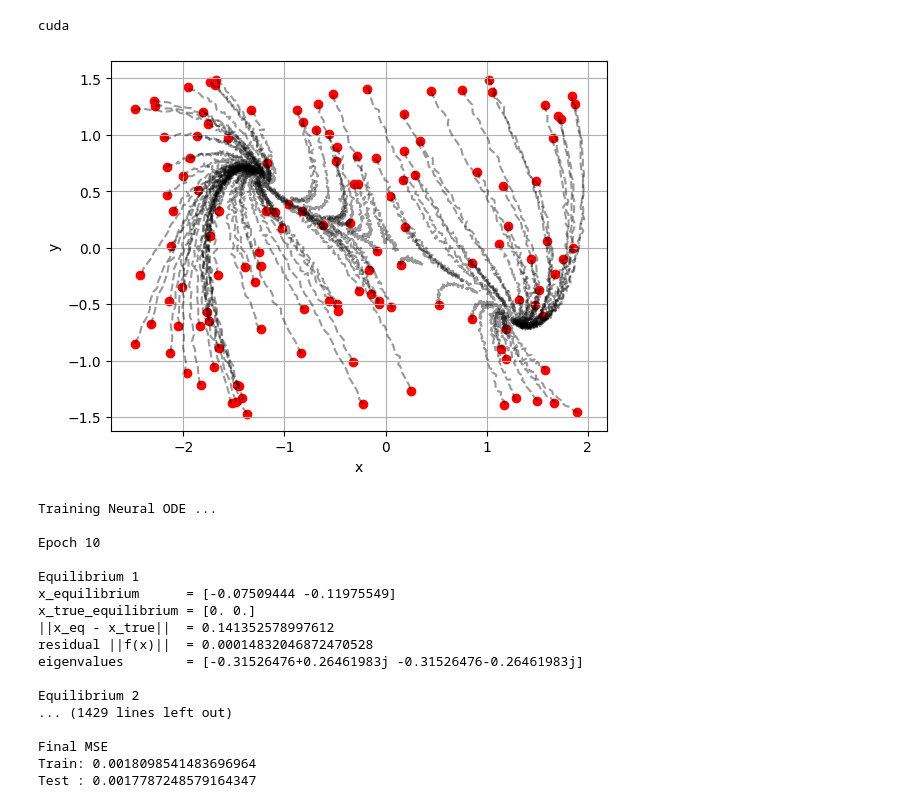
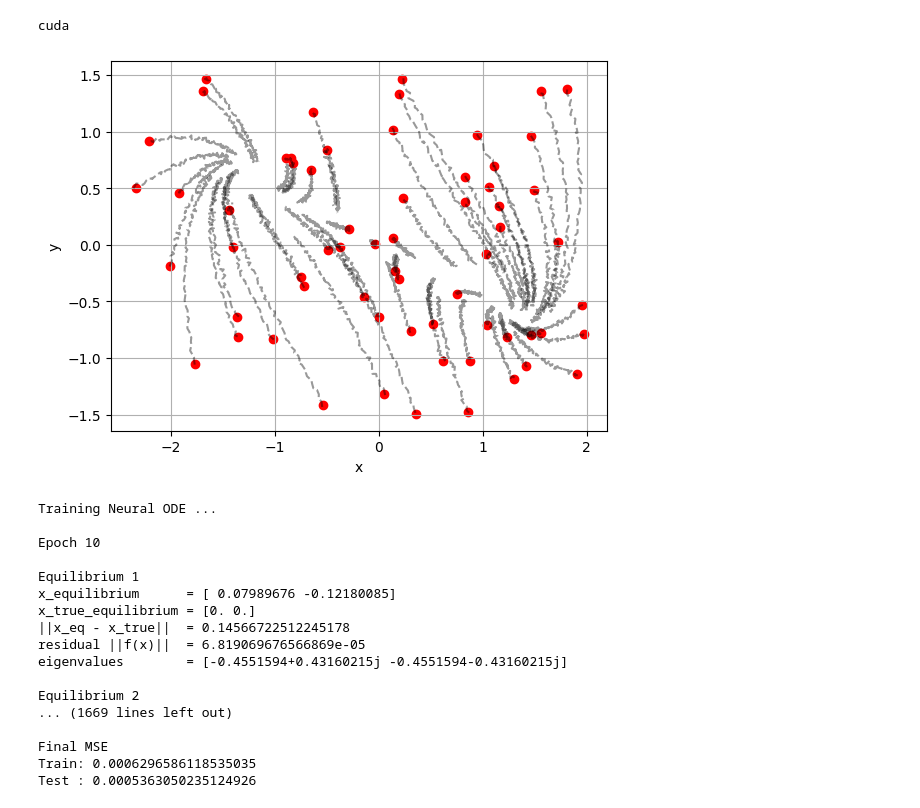
Before and after one commit to xsokolovae1/neural-odes-near-equilibria, a Jupyter notebook: TRAIN_ODES/FitzHugh-Nagumo Model/fitz.ipynb, the cells around one changed output. Drawn from its saved outputs; the diff is of its cells as text; code cells hidden in the pictures.

```diff
--- a/TRAIN_ODES/FitzHugh-Nagumo Model/fitz.ipynb
+++ b/TRAIN_ODES/FitzHugh-Nagumo Model/fitz.ipynb
@@ -32,7 +32,7 @@ class FitzHughNagumo(nn.Module):
         return torch.stack([dx1, dx2], dim=-1)
 
 
-def make_grid_dataset(T=3.0, step=60, noise_std=0.02,
+def make_grid_dataset(T=1.0, step=60, noise_std=0.02,
                       nx=20, ny=20,
                       x_range=(-2.5, 2.0), y_range=(-1.5, 1.5)):
     gt = FitzHughNagumo().to(device)
@@ -53,7 +53,7 @@ def make_grid_dataset(T=3.0, step=60, noise_std=0.02,
 
     return z0, t, z_traj
 
-def make_random_dataset(n_traj=400, T=5.0, step=60, noise_std=0.02,
+def make_random_dataset(n_traj=400, T=1.0, step=60, noise_std=0.02,
                         x_range=(-2.5, 2.0), y_range=(-1.5, 1.5)):
     gt = FitzHughNagumo().to(device)
     t = torch.linspace(0.0, T, step, device=device)
@@ -72,7 +72,7 @@ def make_random_dataset(n_traj=400, T=5.0, step=60, noise_std=0.02,
     return z0, t, z_traj
 
 z0_train, t_eval, Z_train = make_grid_dataset(
-    T=2.0,
+    T=1.0,
     step=100,
     noise_std=0.01,
     nx=30,
@@ -83,7 +83,7 @@ z0_train, t_eval, Z_train = make_grid_dataset(
 
 z0_test, _, Z_test = make_random_dataset(
     n_traj=600,
-    T=2.0,
+    T=1.0,
     step=100,
     noise_std=0.01,
     x_range=(-2.5, 2.0),
@@ -92,13 +92,13 @@ z0_test, _, Z_test = make_random_dataset(
 
 train_load = DataLoader(
     TensorDataset(z0_train, Z_train),
-    batch_size=128,
+    batch_size=64,
     shuffle=True
 )
 
 test_load = DataLoader(
     TensorDataset(z0_test, Z_test),
-    batch_size=128,
+    batch_size=64,
     shuffle=False
 )
 
@@ -138,8 +138,8 @@ class ODEmodel(nn.Module):
 
         in_dim = state_dim+(1 if time_dependent else 0)
         self.net=nn.Sequential(
-            nn.Linear(in_dim, hidden),nn.Softplus(),
-            nn.Linear(hidden, hidden), nn.Softplus(),
+            nn.Linear(in_dim, hidden),nn.Tanh(),
+            nn.Linear(hidden, hidden), nn.Tanh(),
             nn.Linear(hidden,state_dim),
         )
 
@@ -271,7 +271,7 @@ def analyze_equilibrium(func, epoch, t0=0.0):
 
     return eq_errors,eigvals_all
 
-def train(model, loader, t_eval, epochs=600, lr=1e-3, clip_grad=5.0, tag="NODE"):
+def train(model, loader, t_eval, epochs=700, lr=1e-4, clip_grad=5.0, tag="NODE"):
     optim = torch.optim.Adam(model.parameters(), lr=lr)
 
     train_losses = []
@@ -282,34 +282,34 @@ def train(model, loader, t_eval, epochs=600, lr=1e-3, clip_grad=5.0, tag="NODE")
 
     for ep in range(1, epochs + 1):
         model.train()
         for z0, Z in loader:
             z0, Z = z0.to(device), Z.to(device)
             Z_pred = model(z0, t_eval)
             loss = mse(Z_pred, Z)
 
             optim.zero_grad()
             loss.backward()
             if clip_grad:
                 torch.nn.utils.clip_grad_norm_(model.parameters(), clip_grad)
             optim.step()
 
         tr = evaluate(model, train_load, t_eval)
         te = evaluate(model, test_load, t_eval)
 
         train_losses.append(tr)
         test_losses.append(te)
 
         if ep % 10 == 0:
             eq_errors, eigvals_all = analyze_equilibrium(model.func, epoch=ep, t0=0.0)
             eq_errors_history.append(eq_errors)
             eigvals_history.append(eigvals_all)
             epoch_marks.append(ep)
 
             print(f"[{tag}] Epoch {ep:03d} | train {tr:.6f} | test {te:.6f}")
 
     return model, train_losses, test_losses, eq_errors_history, eigvals_history, epoch_marks
 # %% [output]
-[figure, old version]
+[figure, new version]
 # %%
 func_adj = ODEmodel().to(device)
 node_adj = NeuralODE(func_adj, use_adjoint=True).to(device)
@@ -333,18 +333,18 @@ Training Neural ODE ...
 Epoch 10
 
 Equilibrium 1
-x_equilibrium      = [-0.07509444 -0.11975549]
+x_equilibrium      = [ 0.07989676 -0.12180085]
 x_true_equilibrium = [0. 0.]
-||x_eq - x_true||  = 0.141352578997612
-residual ||f(x)||  = 0.00014832046872470528
-eigenvalues        = [-0.31526476+0.26461983j -0.31526476-0.26461983j]
+||x_eq - x_true||  = 0.14566722512245178
+residual ||f(x)||  = 6.819069676566869e-05
+eigenvalues        = [-0.4551594+0.43160215j -0.4551594-0.43160215j]
 
 Equilibrium 2
-... (1429 lines left out)
+... (1669 lines left out)
 
 Final MSE
-Train: 0.0018098541483696964
-Test : 0.0017787248579164347
+Train: 0.0006296586118535035
+Test : 0.0005363050235124926
 # %%
 eigvals_history_cpu = [
     [eig.cpu() for eig in snapshot]
```
Also changed, not shown: parts of 5 cells of this notebook, 17 other files.
